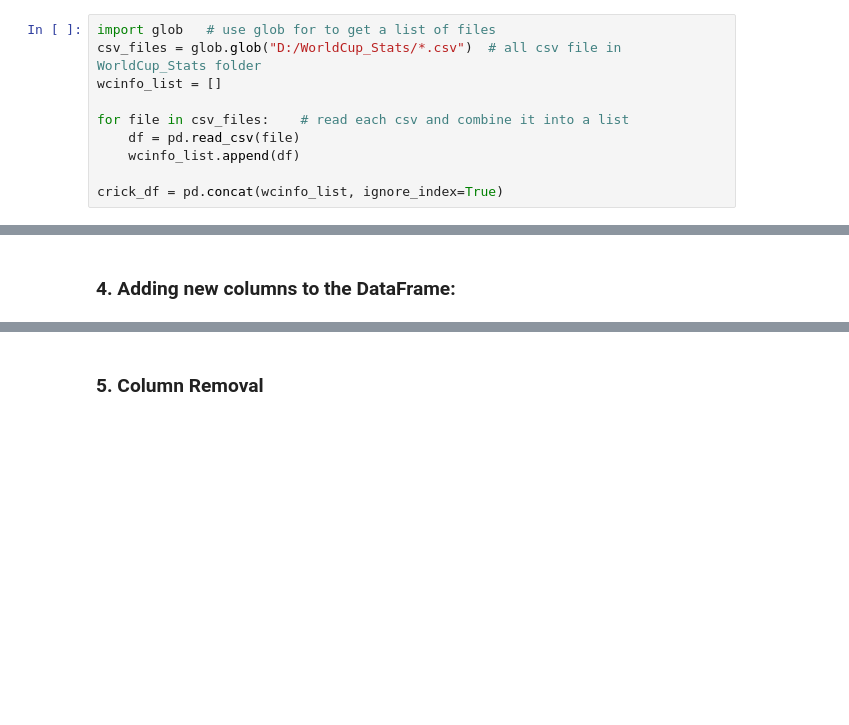
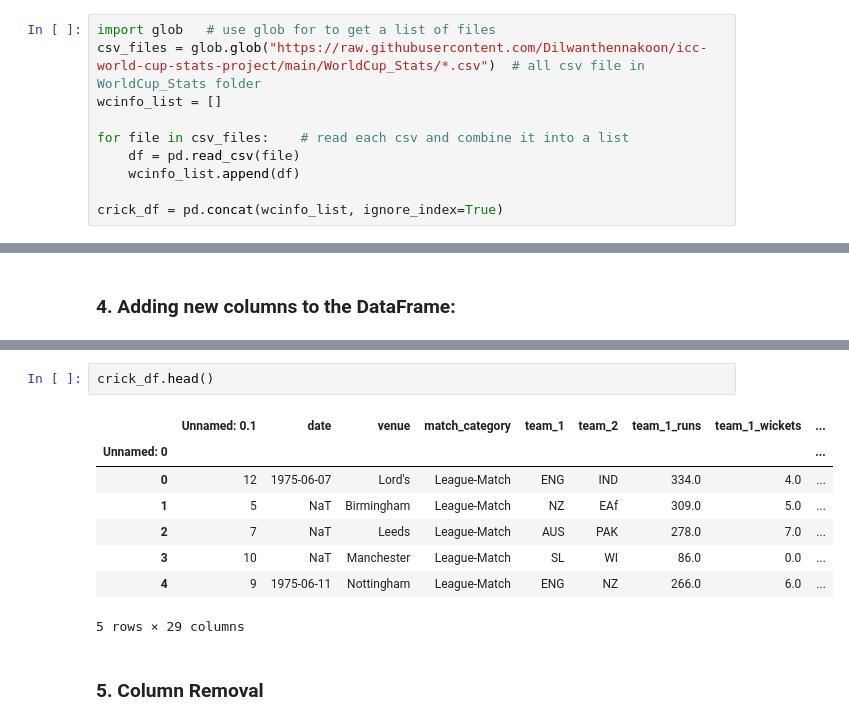
Before and after one commit to Dilwanthennakoon/Icc-world-cup-stats-project, a Jupyter notebook: ICC Men’s Cricket World Cup-Task 2.ipynb, the cells around one changed output, grey strips where cells are left out. Drawn from its saved outputs; the diff is of its cells as text; blank space fills up the shorter version.

Commit message:
Fix Path Error
add all the files to the github for fix the path error

```diff
--- a/ICC Men’s Cricket World Cup-Task 2.ipynb
+++ b/ICC Men’s Cricket World Cup-Task 2.ipynb
@@ -13,7 +13,7 @@ Load the all csv files and concatenate the files into a single DataFrame
 import pandas as pd
 # %%
 import glob   # use glob for to get a list of files
-csv_files = glob.glob("D:/WorldCup_Stats/*.csv")  # all csv file in WorldCup_Stats folder
+csv_files = glob.glob("https://raw.githubusercontent.com/Dilwanthennakoon/icc-world-cup-stats-project/main/WorldCup_Stats/*.csv")  # all csv file in WorldCup_Stats folder
 wcinfo_list = []
 
 for file in csv_files:    # read each csv and combine it into a list
@@ -159,2 +277,13 @@ NameError: name 'df' is not defined
+# %%
+crick_df.head()
+# %% [output]
+|  | Unnamed: 0.1 | date | venue | match_category | team_1 | team_2 | team_1_runs | team_1_wickets | ... |
+| Unnamed: 0 |  |  |  |  |  |  |  |  | ... |
+| 0 | 12 | 1975-06-07 | Lord's | League-Match | ENG | IND | 334.0 | 4.0 | ... |
+| 1 | 5 | NaT | Birmingham | League-Match | NZ | EAf | 309.0 | 5.0 | ... |
+| 2 | 7 | NaT | Leeds | League-Match | AUS | PAK | 278.0 | 7.0 | ... |
+| 3 | 10 | NaT | Manchester | League-Match | SL | WI | 86.0 | 0.0 | ... |
+| 4 | 9 | 1975-06-11 | Nottingham | League-Match | ENG | NZ | 266.0 | 6.0 | ... |
+5 rows × 29 columns
 # %% [markdown]
 ### 5. Column Removal
```
Also changed, not shown: parts of 11 cells of this notebook.
